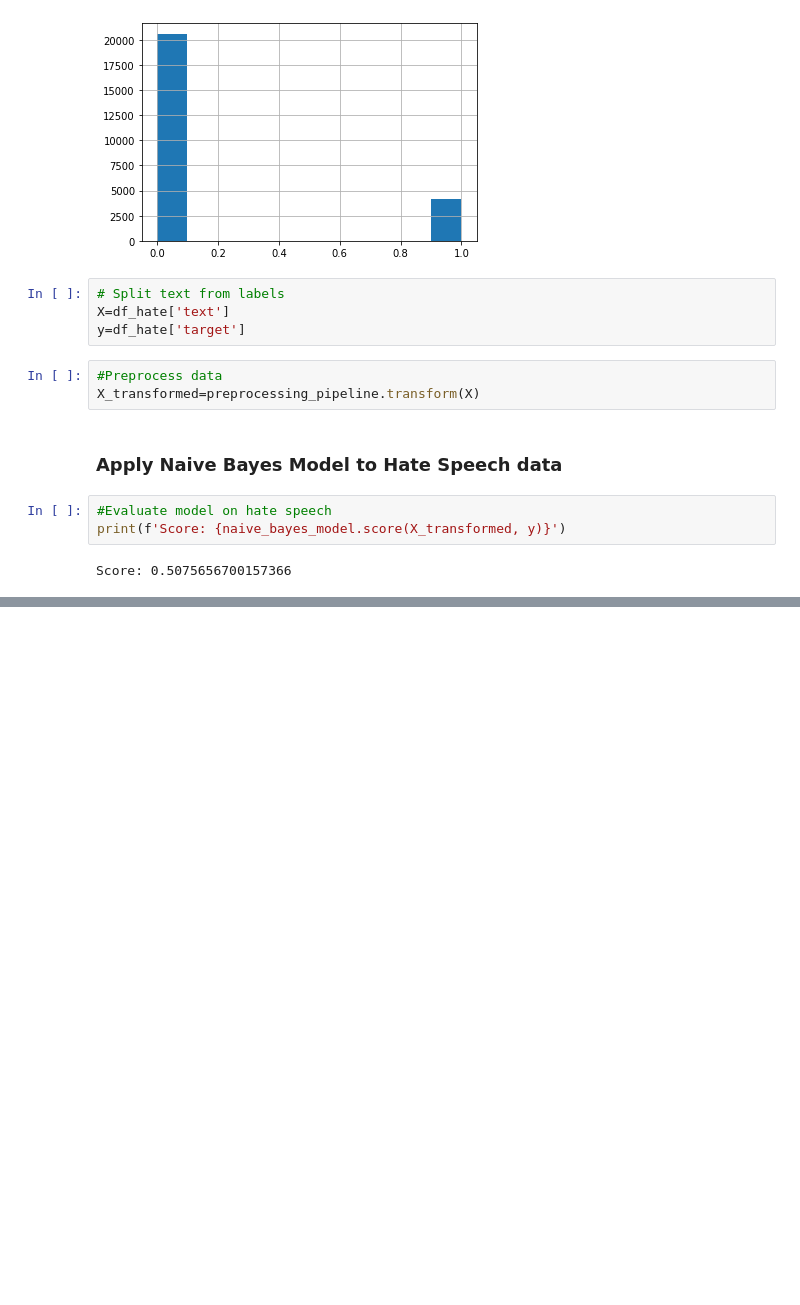
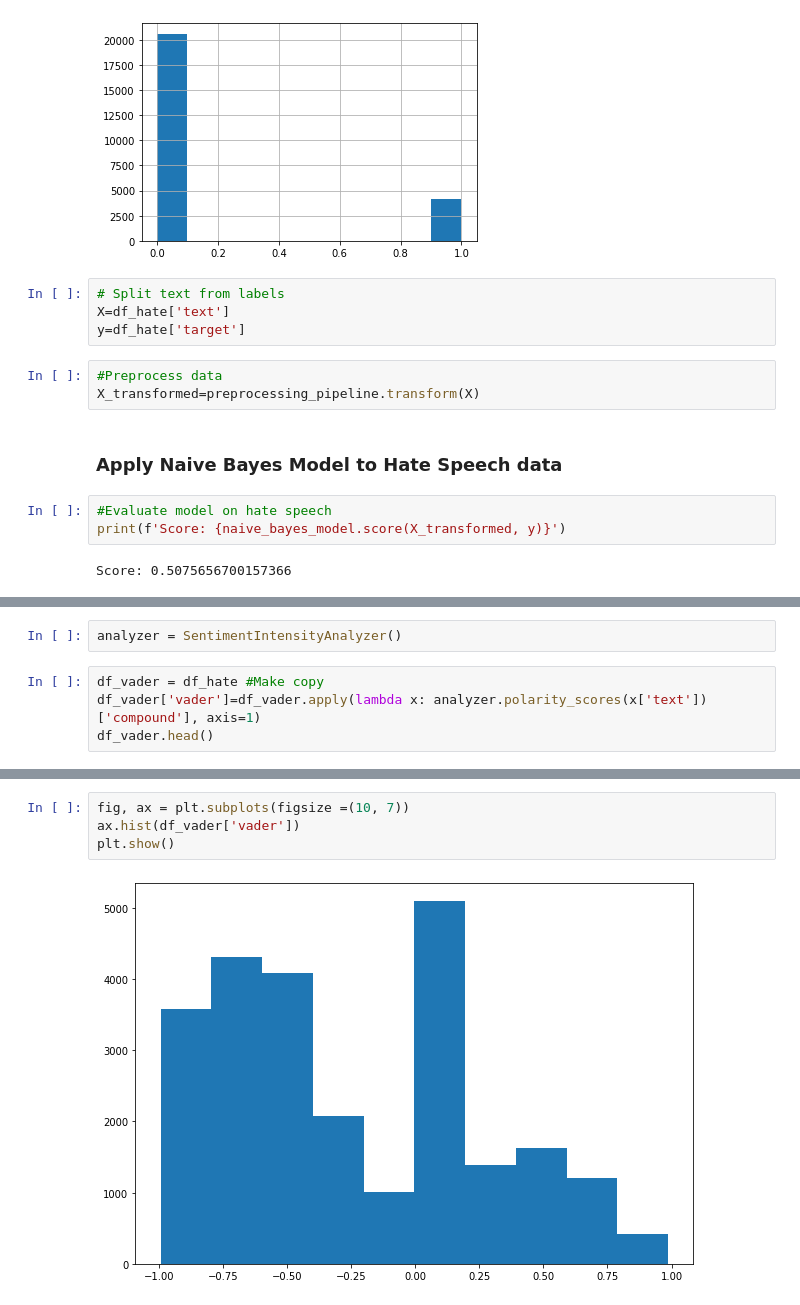
Before and after one commit to milevavantuyl/twitter_sentiment_analysis, a Jupyter notebook: Preprocessing.ipynb, the cells around one changed output, grey strips where cells are left out. Cells and saved outputs as stored; diff of their text form; blank space fills up the shorter version.

Commit message:
Add VADER

```diff
--- a/Preprocessing.ipynb
+++ b/Preprocessing.ipynb
@@ -190,0 +205,6 @@ Score: 0.5075656700157366
+# %%
+analyzer = SentimentIntensityAnalyzer()
+# %%
+df_vader = df_hate #Make copy
+df_vader['vader']=df_vader.apply(lambda x: analyzer.polarity_scores(x['text'])['compound'], axis=1)
+df_vader.head()
@@ -190,0 +218,6 @@ Score: 0.5075656700157366
+# %%
+fig, ax = plt.subplots(figsize =(10, 7))
+ax.hist(df_vader['vader'])
+plt.show()
+# %% [output]
+[figure, added]
```
Also changed, not shown: parts of 11 cells of this notebook.
